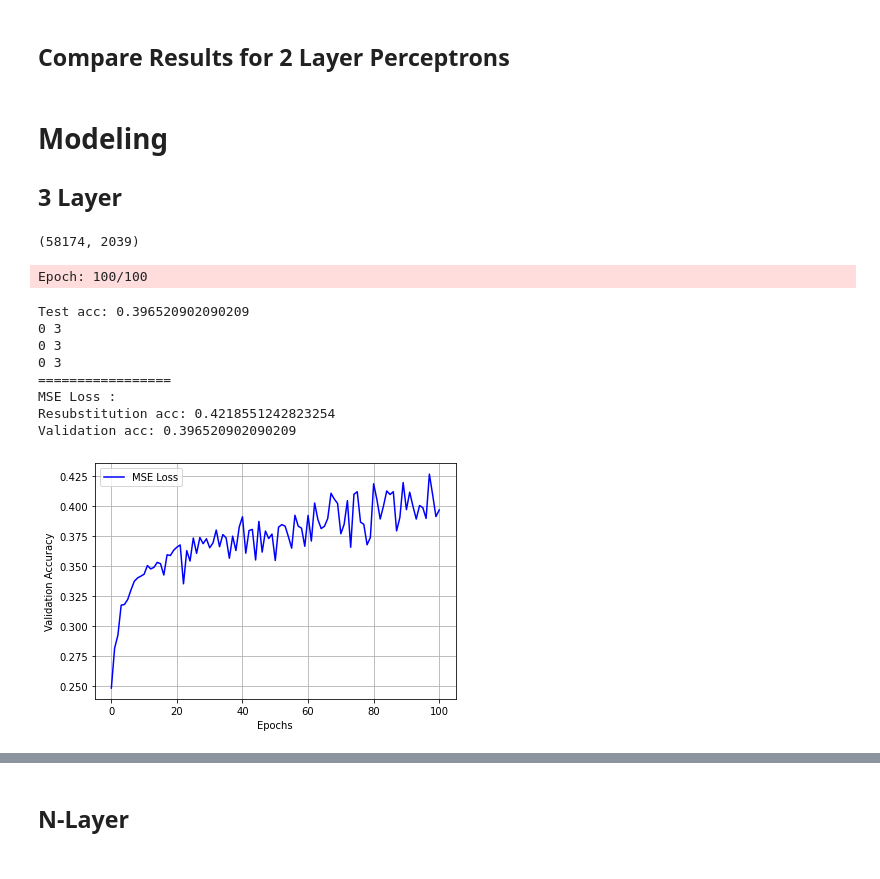
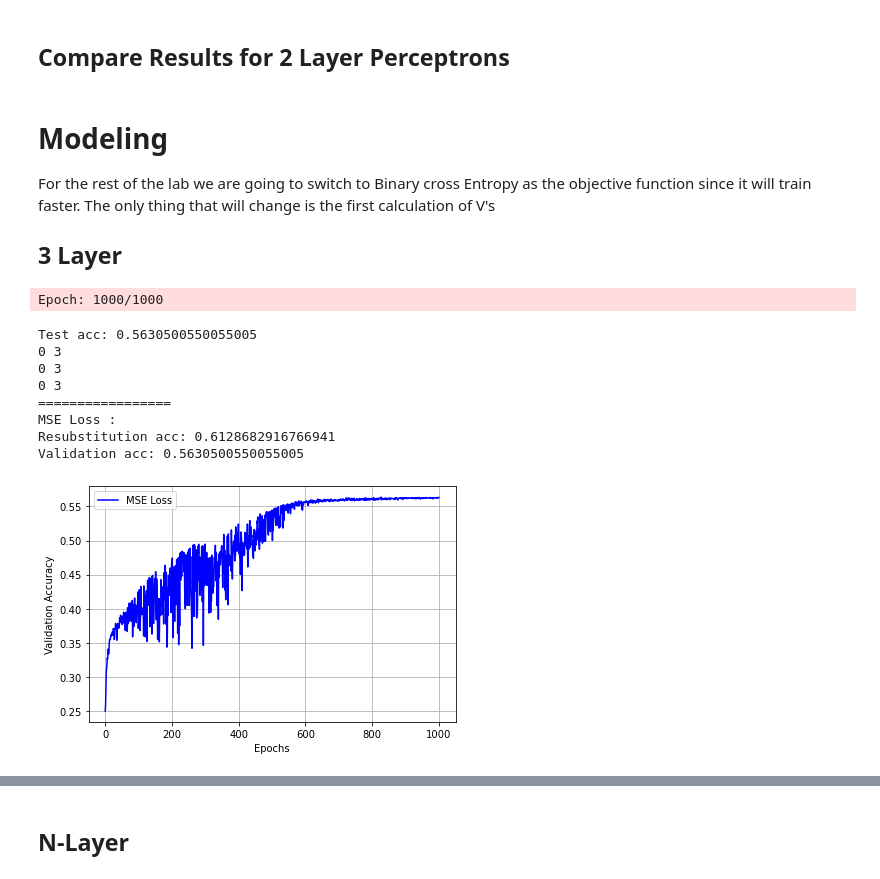
Before and after one commit to stevenjohnlarsen/poverty-data-lab-nn, a Jupyter notebook: Nick.ipynb, the cells around one changed output, grey strips where cells are left out. Cells and saved outputs as stored; diff of their text form; code cells hidden in the pictures.

```diff
--- a/Nick.ipynb
+++ b/Nick.ipynb
@@ -362,9 +356,9 @@ from sklearn.model_selection import train_test_split
 
 from sklearn.metrics import accuracy_score
 
-params = { 'n_hidden':30,
-         'C':0.1, 'epochs':1000, 'eta':0.001,
-         'alpha':0.01, 'decrease_const':1e-5, 'minibatches':100,
+params = { 'n_hidden':50,
+         'C':0.1, 'epochs':300, 'eta':0.001,
+         'alpha':0.5, 'decrease_const':1e-5, 'minibatches':100,
          'shuffle':True,'random_state':1}
 
 
@@ -372,7 +366,7 @@ params = { 'n_hidden':30,
 #X_train, X_test, y_train, y_test = train_test_split(X_nums,y_nums,test_size = 0.2)
 
 nn = TwoLayerPerceptron(**params)
-nn.fit(X_train, y_train, print_progress=10,XY_test=(X_test,y_test))
+nn.fit(X_train, y_train, print_progress=1,XY_test=(X_test,y_test))
 yhat = nn.predict(X_test)
 print('Test acc:',accuracy_score(y_test,yhat))
 # %% [output]
@@ -568,14 +567,14 @@ y_test = y_test_df.to_frame().replace(code_classes).to_numpy().ravel()
 %%time
 from sklearn.metrics import accuracy_score
 params = { 'n_hidden':100,
-         'C':0.1, 'epochs':1000,'eta':0.001,
+         'C':0.1, 'epochs':100,'eta':0.001,
          'alpha':0.001, 'decrease_const':1e-5, 'minibatches':50,
          'shuffle':True,'random_state':1}
 
 #X_train, X_test, y_train, y_test = train_test_split(X_nums,y_nums,test_size = 0.2)
 
 nn = TwoLayerPerceptron(**params)
-nn.fit(X_train, y_train, print_progress=10,XY_test=(X_test,y_test))
+nn.fit(X_train, y_train, print_progress=1,XY_test=(X_test,y_test))
 yhat = nn.predict(X_test)
 print('Test acc:',accuracy_score(y_test,yhat))
 # %% [output]
@@ -606,8 +605,10 @@ Validation acc: 0.47180968096809683
 # %% [markdown]
 ## Compare Results for 2 Layer Perceptrons
-# %% [markdown]
-# Modeling
-## 3 Layer
+# %% [markdown]
+# Modeling
+
+For the rest of the lab we are going to switch to Binary cross Entropy as the objective function since it will train faster. The only thing that will change is the first calculation of V's
+## 3 Layer
 # %%
 # Taken from the two layer perceptron
 class ThreeLayerPerceptronBase(object):
@@ -682,19 +683,12 @@ class ThreeLayerPerceptron(ThreeLayerPerceptronBase):
         """Compute feedforward step
         -----------
         X : Input layer with original features.
-        W1: Weight matrix for input layer -> hidden layer.
-        W2: Weight matrix for hidden layer -> output layer.
+        W1: Weight matrix for input layer -> hidden layer 1.
+        W1: Weight matrix for input layer -> hidden layer 2.
+        W3: Weight matrix for hidden layer -> output layer.
         ----------
-        a1-a3 : activations into layer (or output layer)
-        z1-z2 : layer inputs
-
-
-        A1 = self._add_bias_unit(X.T, how='row')
-        Z1 = W1 @ A1
-        A2 = self._sigmoid(Z1)
-        A2 = self._add_bias_unit(A2, how='row')
-        Z2 = W2 @ A2
-        A3 = self._sigmoid(Z2)
+        a1-a4 : activations into layer (or output layer)
+        z1-z3 : layer inputs
         """
         A1 = self._add_bias_unit(X.T, how='row')
         Z1 = W1 @ A1
@@ -714,7 +708,9 @@ class ThreeLayerPerceptron(ThreeLayerPerceptronBase):
         """
 
         # vectorized backpropagation
-        V3 = -2*(Y_enc-A4)*A4*(1-A4)
+        # Old Way
+        #V3 = -2*(Y_enc-A4)*A4*(1-A4)
+        # Using Binary Cross Entroy
         grad3 = V3 @ A3.T
         grad3[:, 1:] += W3[:, 1:] * self.l2_C
 
@@ -812,38 +808,35 @@ code_classes = {"child_poverty_class": {'low':0, 'med-low':1, 'med-high':2, 'hig
 y_train = y_train_df.to_frame().replace(code_classes).to_numpy().ravel()
 X_test = X_test_df_norm.to_numpy()
 y_test = y_test_df.to_frame().replace(code_classes).to_numpy().ravel()
-print(X_train.shape)
-# %% [output]
-(58174, 2039)
 # %%
 %%time
 from sklearn.metrics import accuracy_score
 params = { 'n_hidden1':25, 'n_hidden2':12,
-         'C':0.01, 'epochs':100,'eta':0.001,
+         'C':0.01, 'epochs':1000,'eta':0.001,
          'alpha':0.1, 'decrease_const':1e-5, 'minibatches':50,
          'shuffle':True,'random_state':1}
 
 #X_train, X_test, y_train, y_test = train_test_split(X_nums,y_nums,test_size = 0.2)
 
 nn = ThreeLayerPerceptron(**params)
 nn.fit(X_train, y_train, print_progress=1,XY_test=(X_test,y_test))
 yhat = nn.predict(X_test)
 print('Test acc:',accuracy_score(y_test,yhat))
 
 print(min(y_test),max(y_test))
 print(min(yhat),max(yhat))
 print(min(y_train),max(y_train))
 print_result(nn,X_train,y_train,X_test,y_test,title="MSE Loss",color="blue")
 
 plt.show()
 # %% [output]
-Epoch: 100/100
+Epoch: 1000/1000
-Test acc: 0.396520902090209
+Test acc: 0.5630500550055005
 0 3
 0 3
 0 3
 =================
 MSE Loss :
-Resubstitution acc: 0.4218551242823254
-Validation acc: 0.396520902090209
+Resubstitution acc: 0.6128682916766941
+Validation acc: 0.5630500550055005
-[figure, old version]
+[figure, new version]
```
Also changed, not shown: parts of 36 cells of this notebook.
